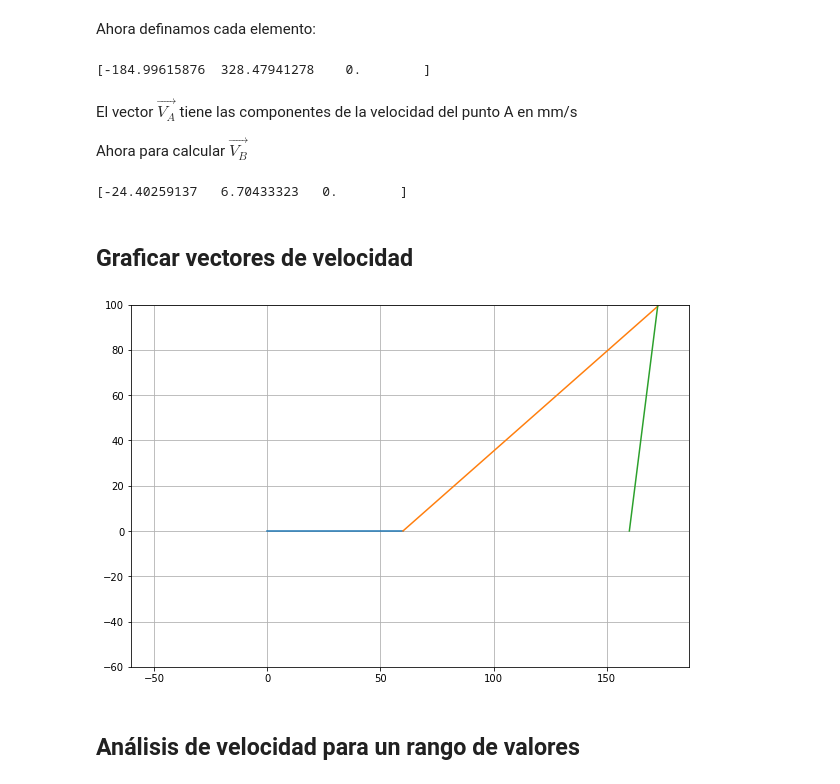
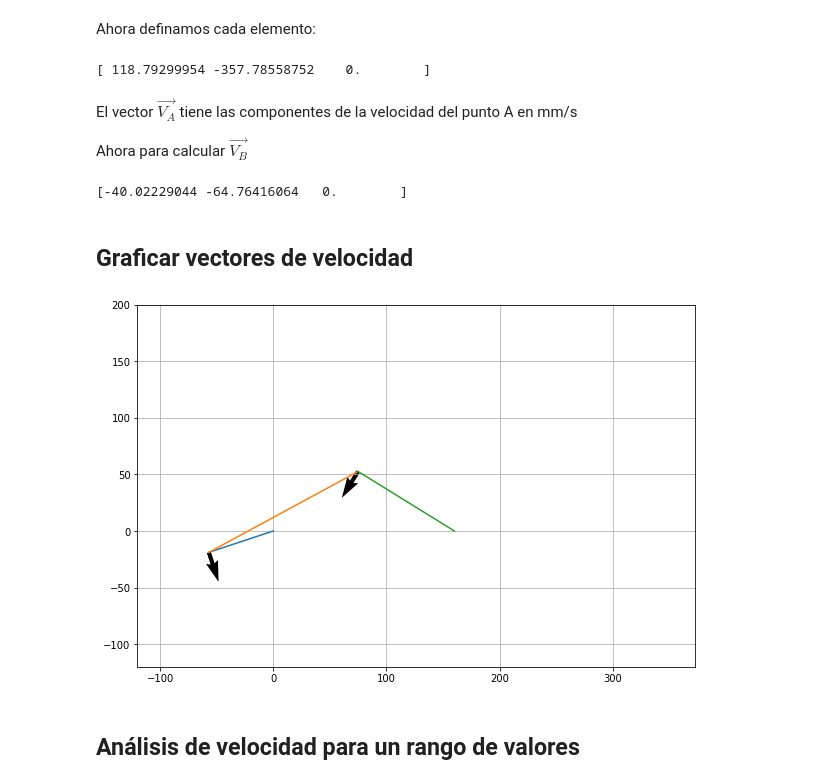
Before and after one commit to luismiguelaristi/MecanismosPythonUPB, a Jupyter notebook: VelAcc/ManivelaBalancin_VelAcc.ipynb, the cells around one changed output. Drawn from its saved outputs; the diff is of its cells as text; code cells hidden in the pictures.

```diff
--- a/VelAcc/ManivelaBalancin_VelAcc.ipynb
+++ b/VelAcc/ManivelaBalancin_VelAcc.ipynb
@@ -204,16 +205,17 @@ Usaremos la función solve del módulo numpy.linalg. Descomente la siguiente lí
 # %% [markdown]
 Hagámoslo para una sola posición inicialmente
 # %%
-pos = 15
+pos = 27 #posicion 15 de numpos posiciones
 th2 = th2v[pos]
 th3 = th3v[pos]
 th4 = th4v[pos]
+print("theta2= ",np.rad2deg(th2),"theta3= ",np.rad2deg(th3),"theta4= ",np.rad2deg(th4))
 
 am = [[-r3*np.sin(th3),r4*np.sin(th4)],
-     [r3*np.cos(th3),-r4*np.cos(th4)]]
-bv = [[r2*np.sin(th2)*th2p],
-     [-r2*np.cos(th2)*th2p]]
-#print(A,b)
-[th3p,th4p] = np.linalg.solve(am,bv)
+      [r3*np.cos(th3),-r4*np.cos(th4)]]
+bv = [r2*np.sin(th2)*th2p,
+      -r2*np.cos(th2)*th2p]
+print(am,bv)
+[th3p,th4p] = np.linalg.solve(am,bv) # el resultado de solve es el vector x
 print(th3p,th4p)
 # %% [output]
@@ -272,43 +279,44 @@ r2v = [r2*np.cos(th2),r2*np.sin(th2),0]
 velA = np.cross(w2v,r2v)
 print(velA)
 # %% [output]
-[-184.99615876  328.47941278    0.        ]
+[ 118.79299954 -357.78558752    0.        ]
 # %% [markdown]
 El vector $\overrightarrow{V_A}$ tiene las componentes de la velocidad del punto A en mm/s
 
 Ahora para calcular $\overrightarrow{V_B}$
 # %%
-w3v = [0,0,th3p[0]]
+w3v = [0,0,th3p]
 r3v = [r3*np.cos(th3),r3*np.sin(th3),0]
 velB = velA + np.cross(w3v,r3v)
 print(velB)
 # %% [output]
-[-24.40259137   6.70433323   0.        ]
+[-40.02229044 -64.76416064   0.        ]
 # %% [markdown]
 ## Graficar vectores de velocidad
 # %%
 # ## Ubicación de puntos para animación
 Ox = 0
 Oy = 0
 Ax = r2*np.cos(th2v)
 Ay = r2*np.sin(th2v)
 Bx = Ax + r3*np.cos(th3v)
 By = Ay + r3*np.sin(th3v)
 Cx = r1*np.cos(th1)
 Cy = r1*np.sin(th1)
 
 # ## Preparación de animación
 fig = plt.figure()
-hr2 = plt.plot([Ox,Ax[0]],[Oy,Ay[0]])
-hr3 = plt.plot([Bx[0],Ax[0]],[By[0],Ay[0]])
-hr4 = plt.plot([Cx,Bx[0]],[Cy,By[0]])
+hr2 = plt.plot([Ox,Ax[pos]],[Oy,Ay[pos]])
+hr3 = plt.plot([Bx[pos],Ax[pos]],[By[pos],Ay[pos]])
+hr4 = plt.plot([Cx,Bx[pos]],[Cy,By[pos]])
 
-# quiver([X, Y], U, V, [C])
+hVA = plt.quiver(Ax[pos], Ay[pos], velA[0], velA[1])
+hVB = plt.quiver(Bx[pos], By[pos], velB[0], velB[1])
 
 plt.axis("scaled")
-plt.xlim(-r2,np.amax(Bx))
-plt.ylim(-r2,r4)
+plt.xlim(-r2*2,np.amax(Bx)*2)
+plt.ylim(-r2*2,r4*2)
 plt.grid()
 plt.draw()
 # %% [output]
-[figure, old version]
+[figure, new version]
```
Also changed, not shown: parts of 10 cells of this notebook.
